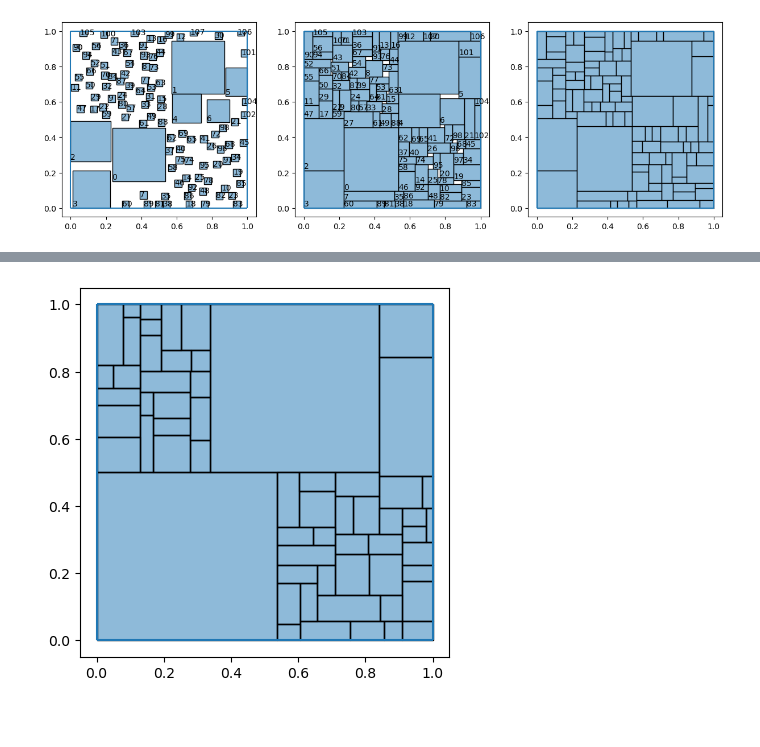
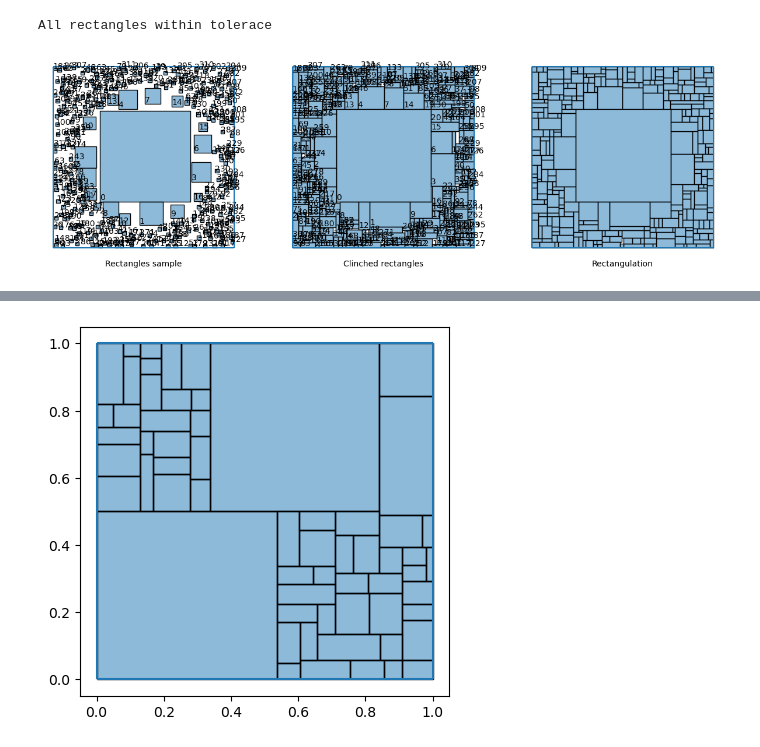
Before and after one commit to Polatucha16/SquareDivision, a Jupyter notebook: square_division_example.ipynb, the cells around one changed output, grey strips where cells are left out. Drawn from its saved outputs; the diff is of its cells as text; code cells hidden in the pictures; blank space fills up the shorter version.

Commit message:
FIX: region rectangle detection and morph (maybe rectangles stop at corner where they shoudn not)

```diff
--- a/square_division_example.ipynb
+++ b/square_division_example.ipynb
@@ -1,17 +1,33 @@
 # %%
+import numpy as np
 from SquareDivision.src.rectangle_class import Rectangulation
-from SquareDivision.src.distributions import FromFunction, tepui
+from SquareDivision.src.distributions import FromFunction, BetweenFunctions, tepui, surface_perp_to
 
 rects = Rectangulation(config={"seed": 123567})
 
+# rects.execute(
+#     num=400,
+#     widths_strategy = FromFunction(func = lambda mid_pt: tepui(mid_pt, bottom=0.04, top=0.3)),
+#     heights_strategy= FromFunction(func = lambda mid_pt: tepui(mid_pt, bottom=0.04, top=0.3))
+# )
+width_0 = lambda mid_pt: surface_perp_to(mid_pt, vect = np.array([0, -2, 20]), val_at_0 = 0.01)
+tepui_func = lambda mid_pt: tepui(mid_pt, top=0.5, bottom=0.02, slope=1.5, vertex=0.6, pts=np.array([[0.5, 0.5]]))
+# width_1 = lambda mid_pt: surface_perp_to(mid_pt, vect = np.array([-2, 0, 20]), val_at_0 = 0.02)
+
+height_0 = lambda mid_pt: surface_perp_to(mid_pt, vect = np.array([-2, 0, 15]), val_at_0 = 0.01)
+height_1 = lambda mid_pt: surface_perp_to(mid_pt, vect = np.array([0, -2, 15]), val_at_0 = 0.02)
+
+
 rects.execute(
-    num=400,
-    widths_strategy = FromFunction(func = lambda mid_pt: tepui(mid_pt, bottom=0.04, top=0.3)),
-    heights_strategy= FromFunction(func = lambda mid_pt: tepui(mid_pt, bottom=0.04, top=0.3))
+    num=1000,
+    widths_strategy = BetweenFunctions(func_0=tepui_func, func_1=tepui_func, rng=rects.rng),
+    heights_strategy= BetweenFunctions(func_0=tepui_func, func_1=tepui_func, rng=rects.rng),
 )
 rects.prepare_closing()
 rects.close_holes()
 
+rects.report(tol=0.0015, digits=4, limit_list=20)
 rects.draw(disjoint=True, inflated=True, closed=True, closed_nums=False)
 # %% [output]
+All rectangles within tolerace
-[figure, old version]
+[figure, new version]
```
Also changed, not shown: parts of 7 cells of this notebook, 4 other files.
